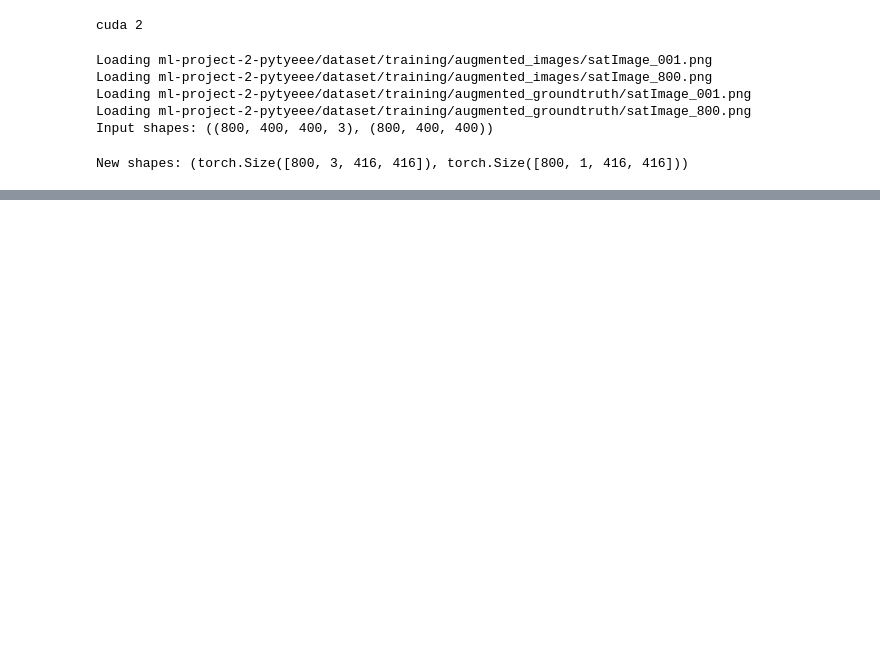
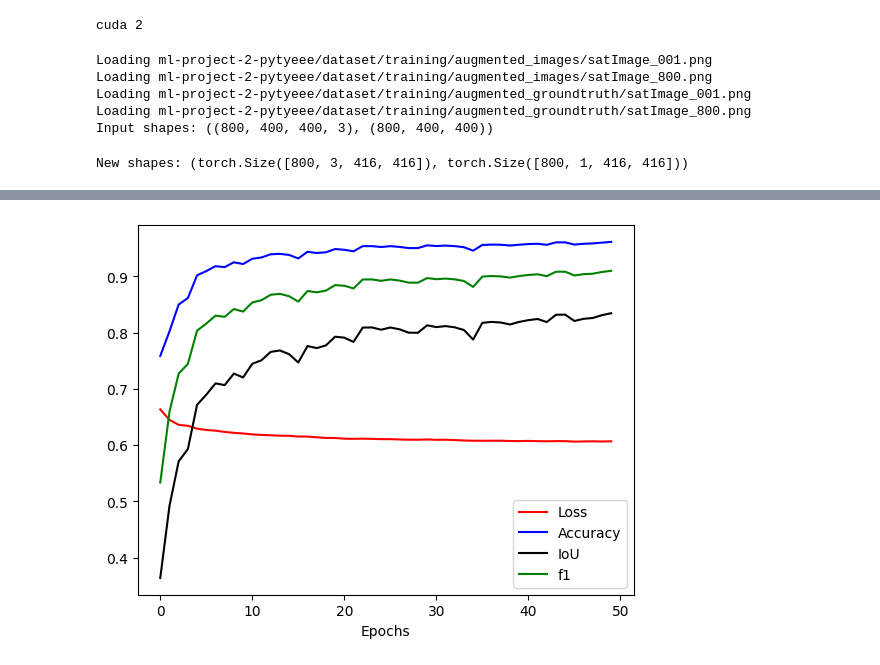
Before and after one commit to Pytyeee/ml-project-2-pytyeee, a Jupyter notebook: notebooks/unet_valid.ipynb, the cells around one changed output, grey strips where cells are left out. Saved outputs shown, nothing was run; the diff lists cells and outputs as text; code cells hidden in the pictures; blank space fills up the shorter version.

```diff
--- a/notebooks/unet_valid.ipynb
+++ b/notebooks/unet_valid.ipynb
@@ -202,3 +229,14 @@ plt.show()
+# %%
+time_axis = np.arange(50)
+plt.plot(time_axis, losses, label='Loss', color='red')
+plt.plot(time_axis, accs, label='Accuracy', color='blue')
+plt.plot(time_axis, ious, label='IoU', color='black')
+plt.plot(time_axis, f1s, label='f1', color='green')
+plt.xlabel('Epochs')
+plt.legend()
+plt.show()
+# %% [output]
+[figure, added]
 # %%
 save_model(model, REPO_DIR + "models/")
 # %% [output]
```
Also changed, not shown: parts of 10 cells of this notebook.
